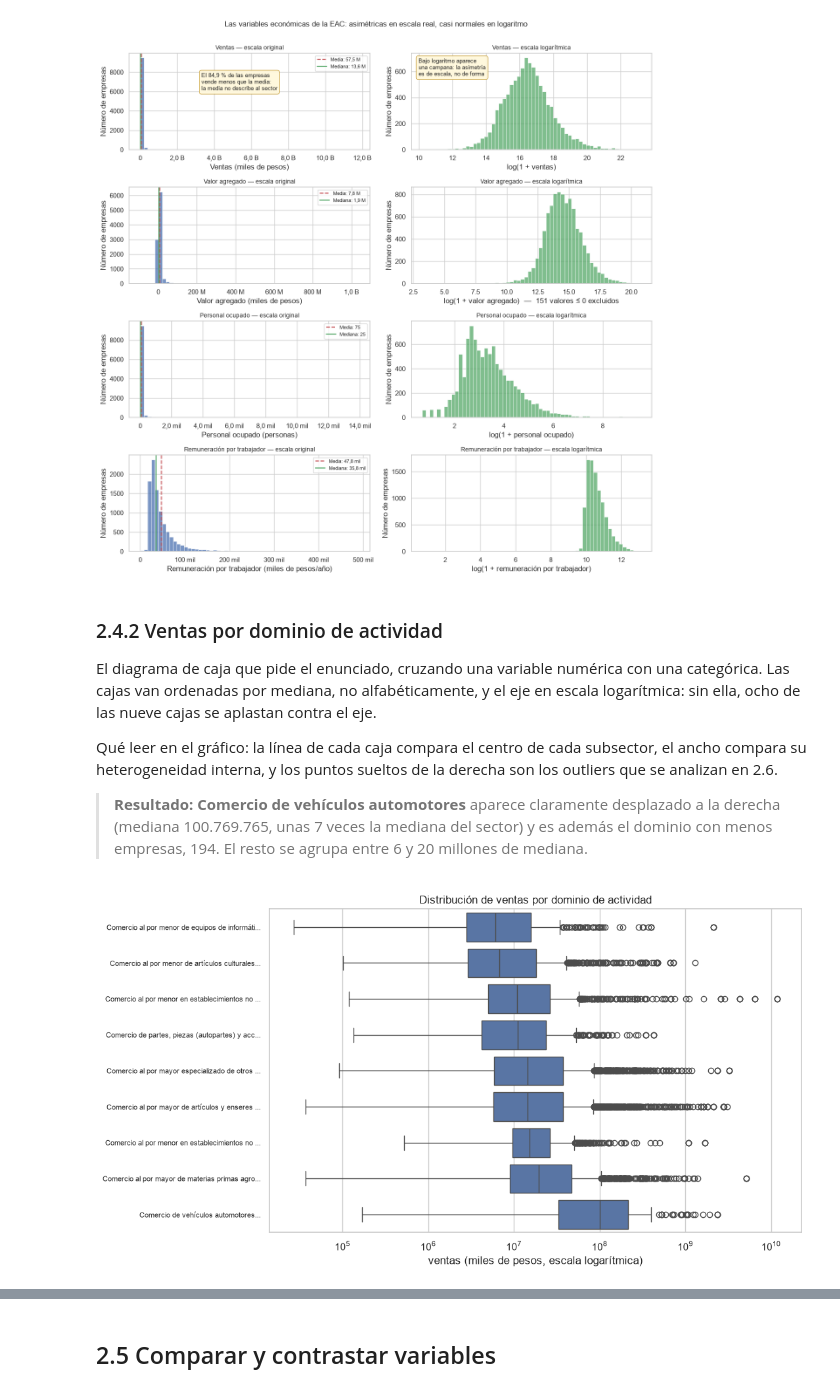
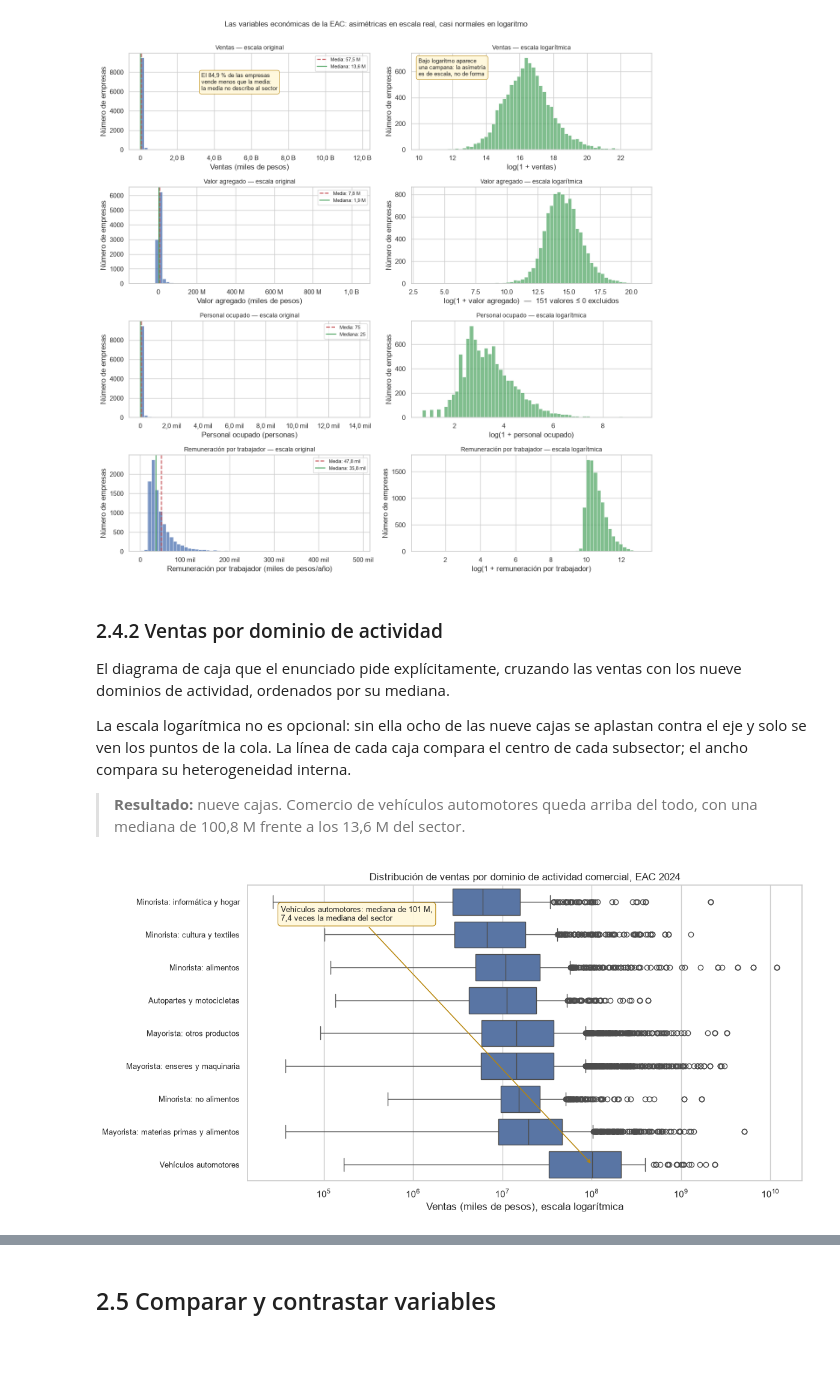
Before and after one commit to stivenmelo/analisis-eac-dane-2024, a Jupyter notebook: notebook/EAC_2024_analisis.ipynb, the cells around one changed output, grey strips where cells are left out. Drawn from its saved outputs; the diff is of its cells as text; code cells hidden in the pictures; blank space fills up the shorter version.

```diff
--- a/notebook/EAC_2024_analisis.ipynb
+++ b/notebook/EAC_2024_analisis.ipynb
@@ -1564,32 +1603,42 @@ plt.show()
 # %% [markdown]
 ### 2.4.2 Ventas por dominio de actividad
 
-El diagrama de caja que pide el enunciado, cruzando una variable numérica con una categórica.
-Las cajas van ordenadas por mediana, no alfabéticamente, y el eje en escala logarítmica: sin
-ella, ocho de las nueve cajas se aplastan contra el eje.
+El diagrama de caja que el enunciado pide explícitamente, cruzando las ventas con los nueve
+dominios de actividad, ordenados por su mediana.
 
-Qué leer en el gráfico: la línea de cada caja compara el centro de cada subsector, el ancho
-compara su heterogeneidad interna, y los puntos sueltos de la derecha son los outliers que se
-analizan en 2.6.
+La escala logarítmica no es opcional: sin ella ocho de las nueve cajas se aplastan contra el eje
+y solo se ven los puntos de la cola. La línea de cada caja compara el centro de cada subsector;
+el ancho compara su heterogeneidad interna.
 
-> **Resultado:** **Comercio de vehículos automotores** aparece claramente desplazado a la
-> derecha (mediana 100.769.765, unas 7 veces la mediana del sector) y es además el dominio con
-> menos empresas, 194. El resto se agrupa entre 6 y 20 millones de mediana.
+> **Resultado:** nueve cajas. Comercio de vehículos automotores queda arriba del todo, con una
+> mediana de 100,8 M frente a los 13,6 M del sector.
 # %%
 # 2.4.2 — Ventas por dominio de actividad
 orden = df2.groupby("actividad_9", observed=True)["ventas"].median().sort_values().index
 
-fig, ax = plt.subplots(figsize=(11, 6))
+fig, ax = plt.subplots(figsize=(12, 6))
 sns.boxplot(data=df2, x="ventas", y="actividad_9", order=orden, ax=ax)
 ax.set_xscale("log")
-ax.set_xlabel("ventas (miles de pesos, escala logarítmica)")
+ax.set_xlabel(etiqueta("ventas") + ", escala logarítmica")
 ax.set_ylabel("")
-ax.set_yticklabels([t.get_text()[:45] + "..." for t in ax.get_yticklabels()], fontsize=8)
-ax.set_title("Distribución de ventas por dominio de actividad")
+ax.set_yticks(range(len(orden)))                      # fija los ticks antes de nombrarlos
+ax.set_yticklabels([corto(o) for o in orden], fontsize=9)
+ax.set_title("Distribución de ventas por dominio de actividad comercial, EAC 2024")
+
+# El dominio a anotar se calcula: orden[-1] es, por construcción, el de mediana más alta
+dominio_top = orden[-1]
+mediana_top = df2.loc[df2["actividad_9"] == dominio_top, "ventas"].median()
+mediana_global = df2["ventas"].median()
+anotar(ax,
+       f"{corto(dominio_top)}: mediana de {_fmt_miles(mediana_top)},\n"
+       f"{num(mediana_top / mediana_global)} veces la mediana del sector",
+       xy=(mediana_top, len(orden) - 1),
+       xytext=(0.06, 0.88), textcoords="axes fraction")
+
 plt.tight_layout()
 plt.show()
 # %% [output]
-[figure, old version]
+[figure, new version]
 # %% [markdown]
 ### 2.4.3 Curva de Lorenz y coeficiente de Gini
 
```
Also changed, not shown: parts of 22 cells of this notebook, 21 other files.
